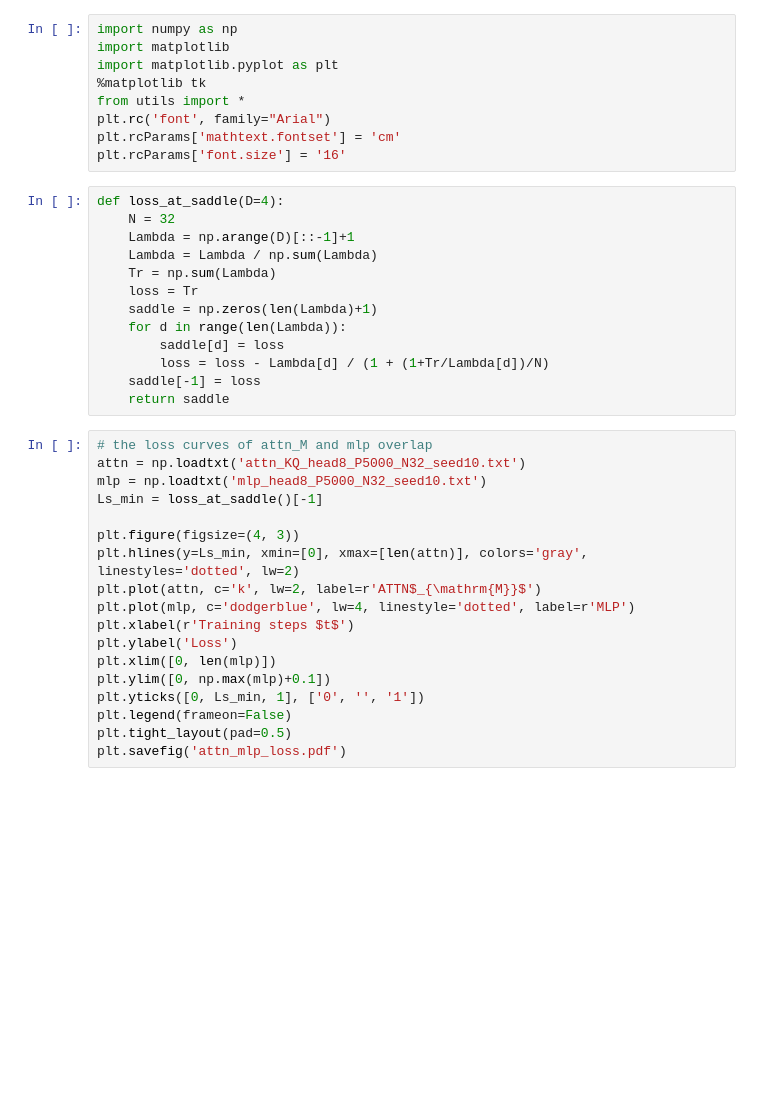
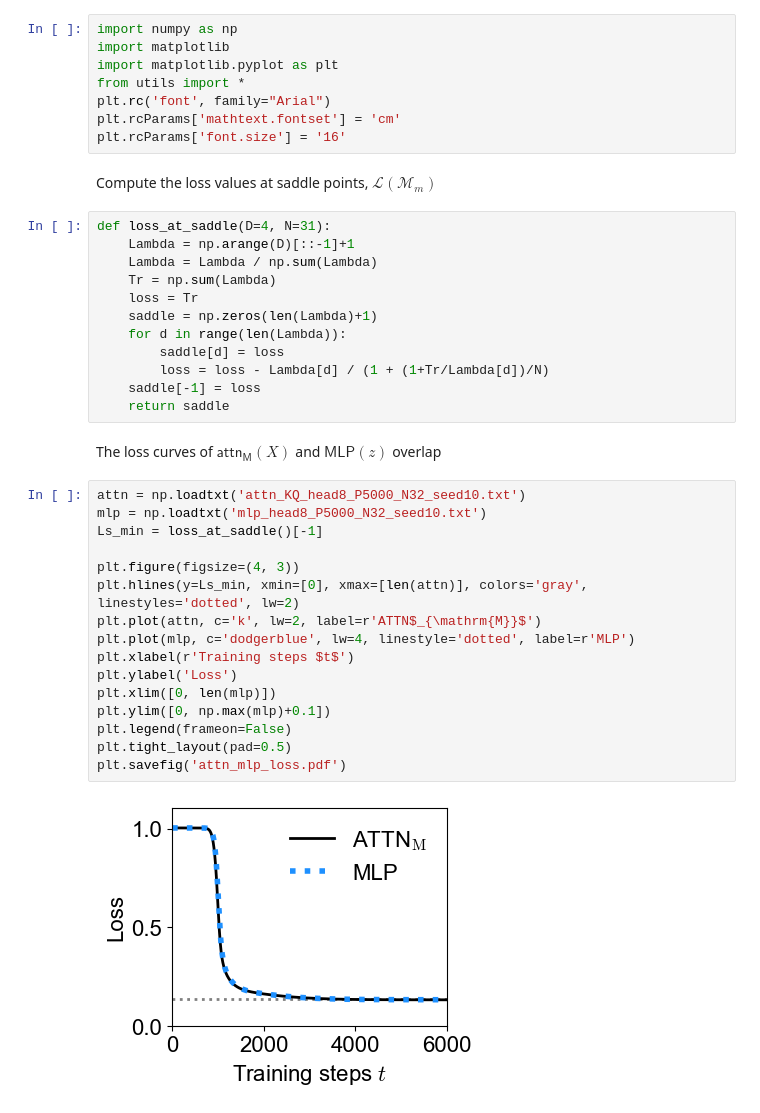
Before and after one commit to yedizhang/linattn-icl, a Jupyter notebook: plot_loss.ipynb, the cells around one changed output. Saved outputs shown, nothing was run; the diff lists cells and outputs as text; blank space fills up the shorter version.

```diff
--- a/plot_loss.ipynb
+++ b/plot_loss.ipynb
@@ -2,14 +2,14 @@
 import numpy as np
 import matplotlib
 import matplotlib.pyplot as plt
-%matplotlib tk
 from utils import *
 plt.rc('font', family="Arial")
 plt.rcParams['mathtext.fontset'] = 'cm'
 plt.rcParams['font.size'] = '16'
+# %% [markdown]
+Compute the loss values at saddle points, $\mathcal L(\mathcal M_m)$
 # %%
-def loss_at_saddle(D=4):
-    N = 32
+def loss_at_saddle(D=4, N=31):
     Lambda = np.arange(D)[::-1]+1
     Lambda = Lambda / np.sum(Lambda)
     Tr = np.sum(Lambda)
@@ -20,21 +20,23 @@ def loss_at_saddle(D=4):
         loss = loss - Lambda[d] / (1 + (1+Tr/Lambda[d])/N)
     saddle[-1] = loss
     return saddle
+# %% [markdown]
+The loss curves of $\mathsf{attn_M}(X)$ and $\mathsf{MLP}(z)$ overlap
 # %%
-# the loss curves of attn_M and mlp overlap
 attn = np.loadtxt('attn_KQ_head8_P5000_N32_seed10.txt')
 mlp = np.loadtxt('mlp_head8_P5000_N32_seed10.txt')
 Ls_min = loss_at_saddle()[-1]
 
 plt.figure(figsize=(4, 3))
 plt.hlines(y=Ls_min, xmin=[0], xmax=[len(attn)], colors='gray', linestyles='dotted', lw=2)
 plt.plot(attn, c='k', lw=2, label=r'ATTN$_{\mathrm{M}}$')
 plt.plot(mlp, c='dodgerblue', lw=4, linestyle='dotted', label=r'MLP')
 plt.xlabel(r'Training steps $t$')
 plt.ylabel('Loss')
 plt.xlim([0, len(mlp)])
 plt.ylim([0, np.max(mlp)+0.1])
-plt.yticks([0, Ls_min, 1], ['0', '', '1'])
 plt.legend(frameon=False)
 plt.tight_layout(pad=0.5)
 plt.savefig('attn_mlp_loss.pdf')
+# %% [output]
+[figure, added]
```
Also changed, not shown: parts of 5 cells of this notebook.
